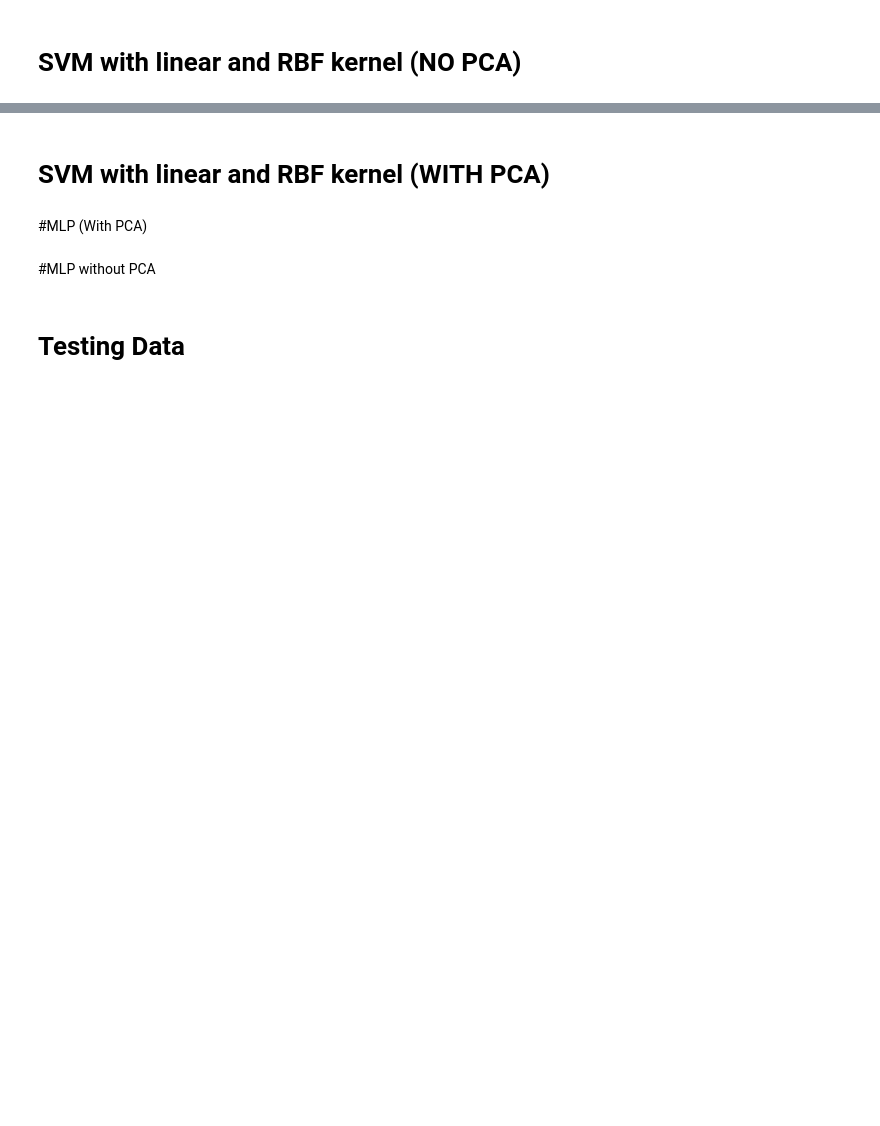
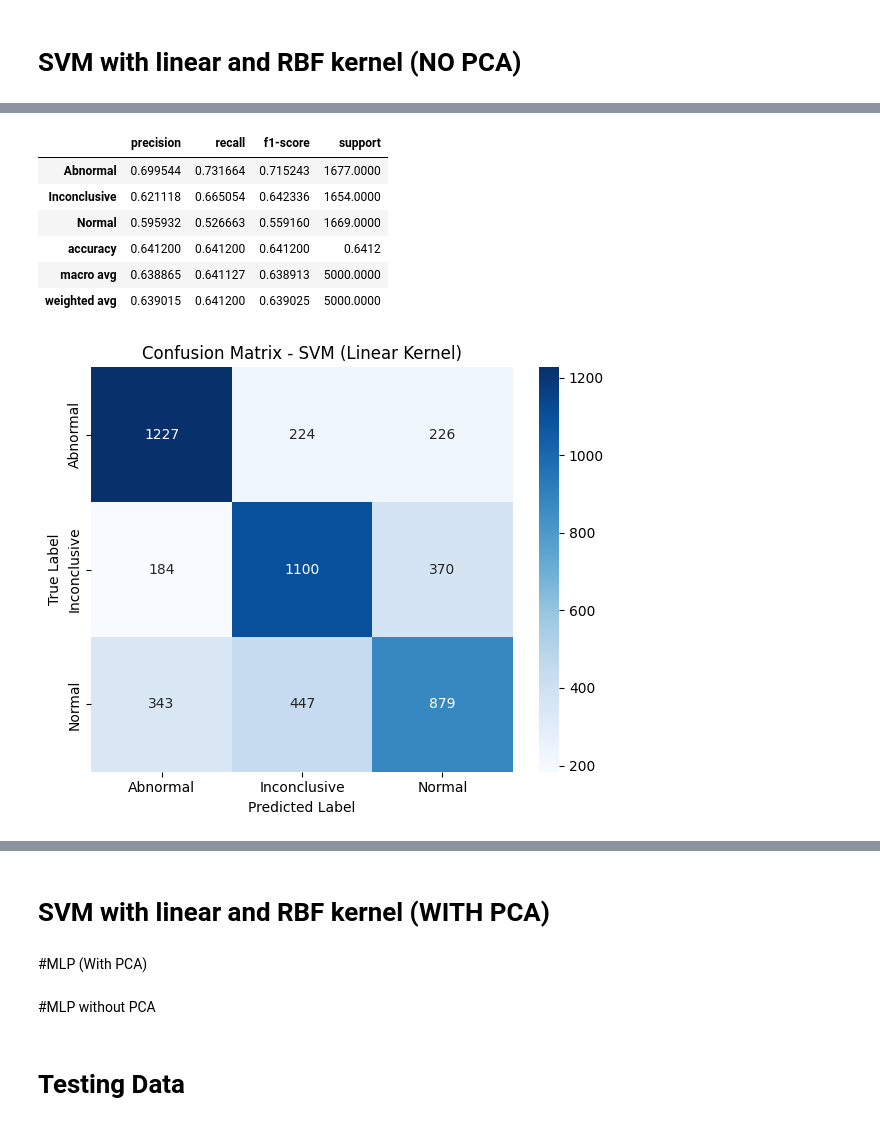
Before and after one commit to LauraLucasZ/Healthcare-Classification-ML, a Jupyter notebook: HealthCareTask2_with_pipeline.ipynb, the cells around one changed output, grey strips where cells are left out. Drawn from its saved outputs; the diff is of its cells as text; code cells hidden in the pictures; blank space fills up the shorter version.

```diff
--- a/HealthCareTask2_with_pipeline.ipynb
+++ b/HealthCareTask2_with_pipeline.ipynb
@@ -1783,0 +1919,25 @@ plt.show()
+# %%
+# Display classification report and confusion matrix
+import pandas as pd
+import seaborn as sns
+from IPython.display import display
+
+report_df = pd.DataFrame(report_linear).transpose()
+display(report_df)
+
+plt.figure(figsize=(6, 5))
+sns.heatmap(conf_matrix_linear, annot=True, fmt='d', cmap='Blues', xticklabels=le.classes_, yticklabels=le.classes_)
+plt.title("Confusion Matrix - SVM (Linear Kernel)")
+plt.xlabel("Predicted Label")
+plt.ylabel("True Label")
+plt.tight_layout()
+plt.show()
+# %% [output]
+|  | precision | recall | f1-score | support |
+| Abnormal | 0.699544 | 0.731664 | 0.715243 | 1677.0000 |
+| Inconclusive | 0.621118 | 0.665054 | 0.642336 | 1654.0000 |
+| Normal | 0.595932 | 0.526663 | 0.559160 | 1669.0000 |
+| accuracy | 0.641200 | 0.641200 | 0.641200 | 0.6412 |
+| macro avg | 0.638865 | 0.641127 | 0.638913 | 5000.0000 |
+| weighted avg | 0.639015 | 0.641200 | 0.639025 | 5000.0000 |
+[figure, added]
```
Also changed, not shown: parts of 23 cells of this notebook.
